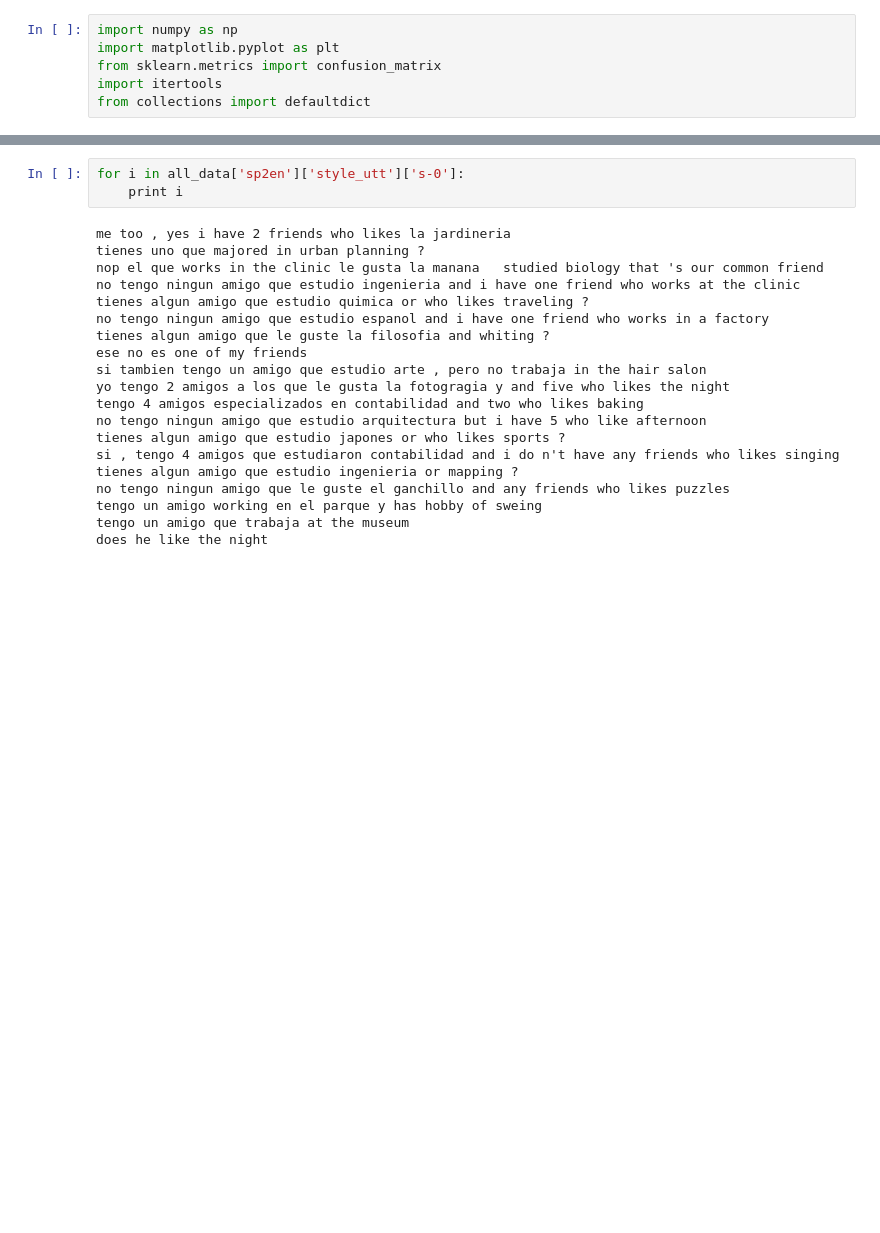
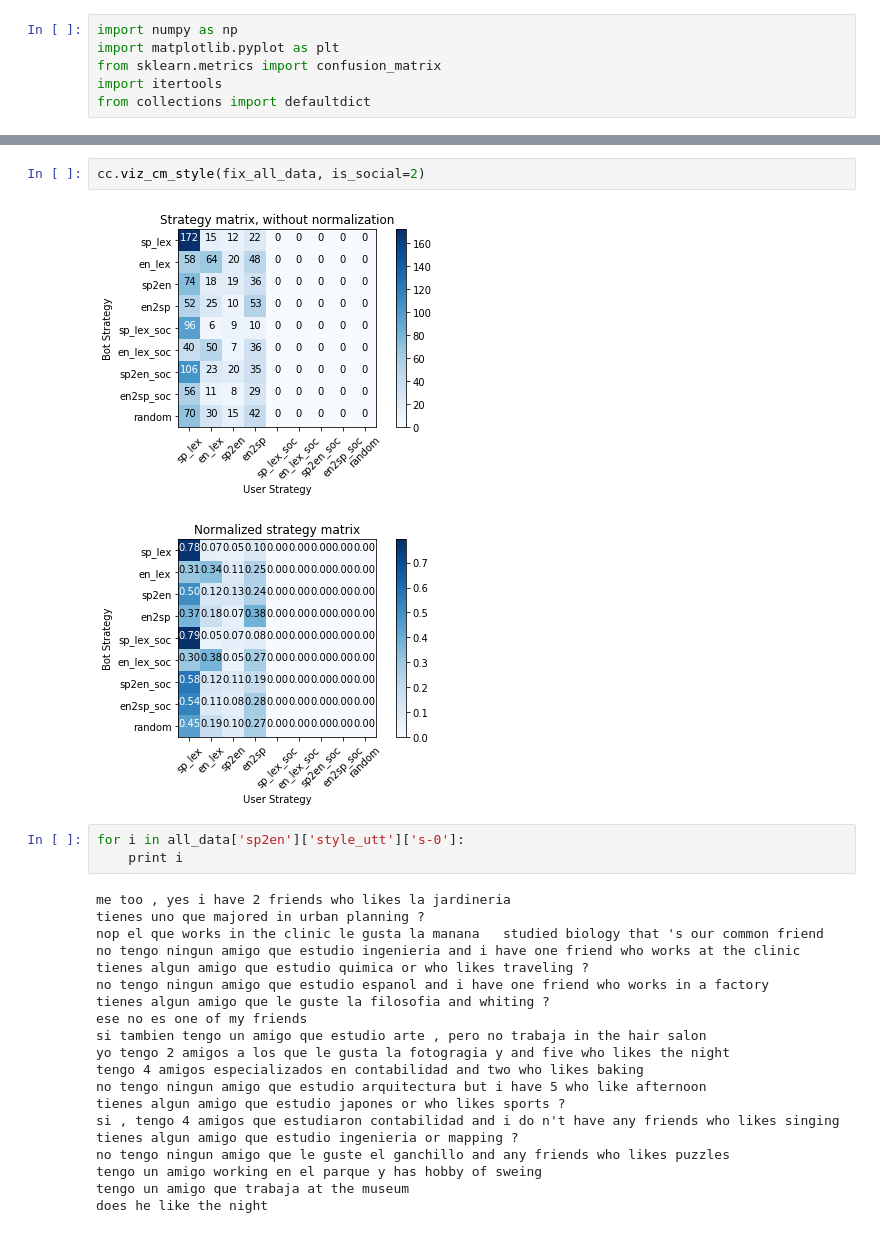
Before and after one commit to emilyahn/codemix, a Jupyter notebook: cocoa_metrics.ipynb, the cells around one changed output, grey strips where cells are left out. Drawn from its saved outputs; the diff is of its cells as text; blank space fills up the shorter version.

```diff
--- a/cocoa_metrics.ipynb
+++ b/cocoa_metrics.ipynb
@@ -77,3 +144,8 @@ Normalized
+# %%
+cc.viz_cm_style(fix_all_data, is_social=2)
+# %% [output]
+[figure, added]
+[figure, added]
 # %%
 for i in all_data['sp2en']['style_utt']['s-0']:
     print i
```
Also changed, not shown: parts of 24 cells of this notebook, 6 other files.
